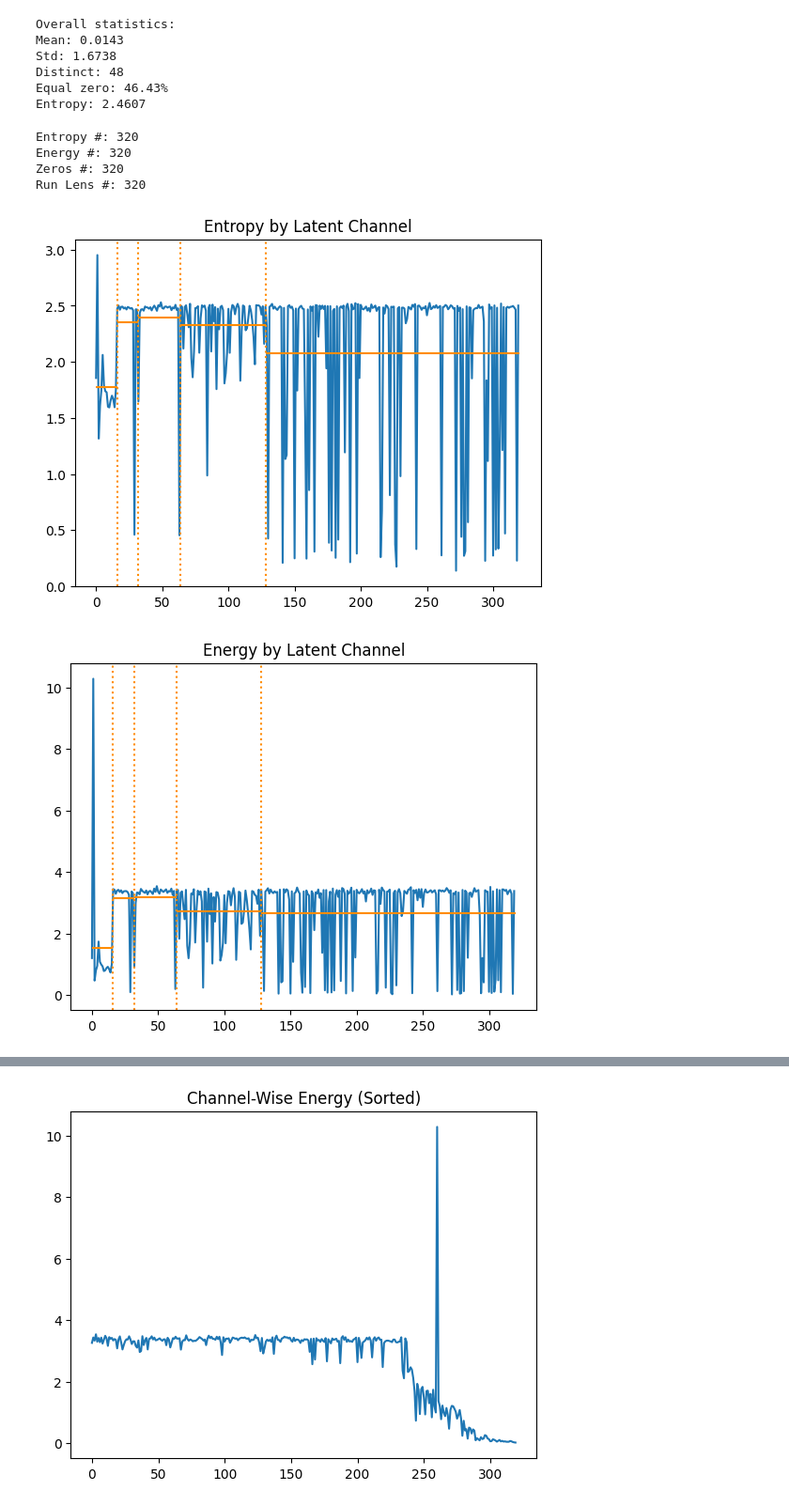
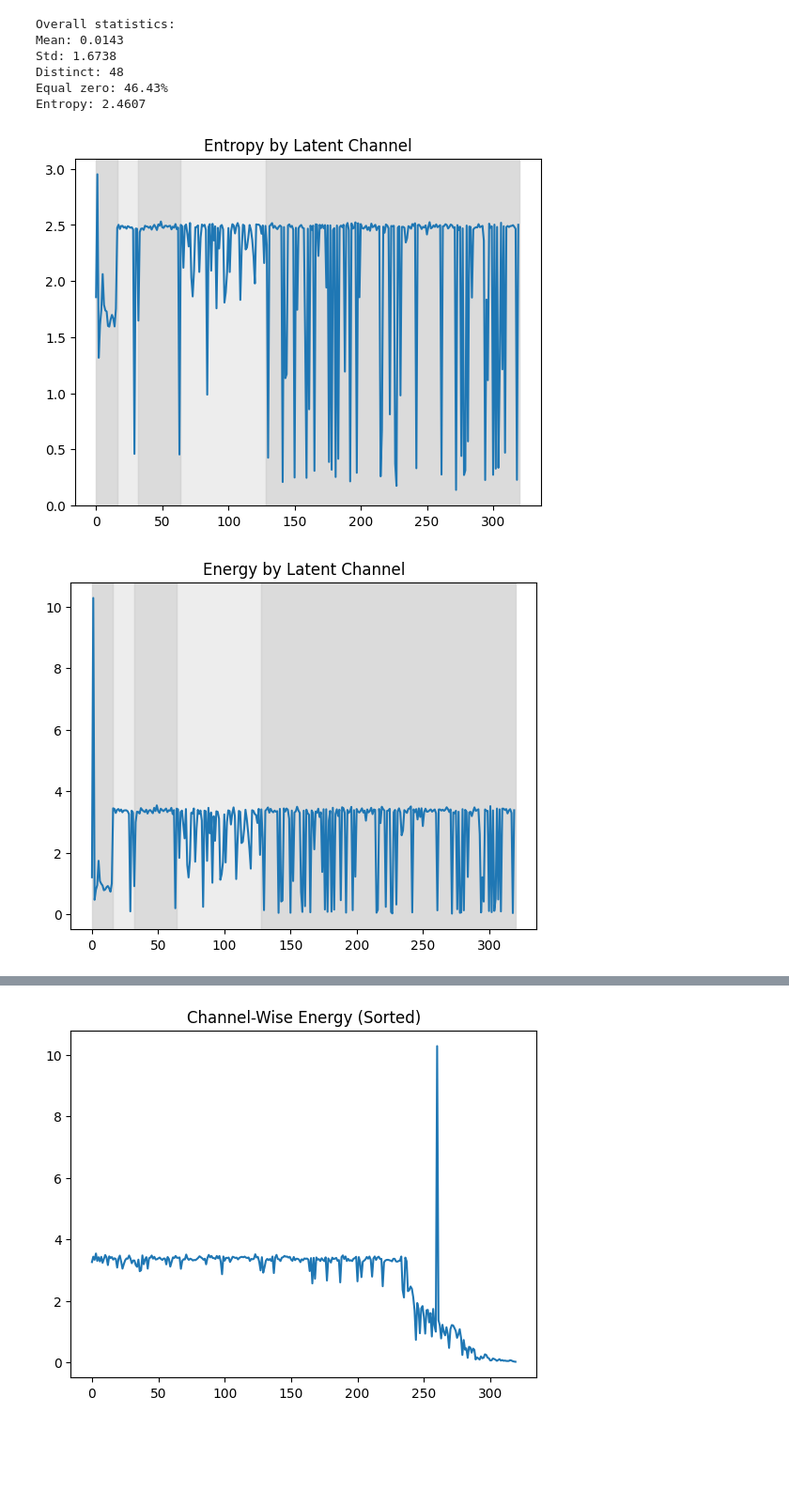
Before and after one commit to zb-umkc/elic_dct, a Jupyter notebook: elic_dct_rle.ipynb, the cells around one changed output, grey strips where cells are left out. Shown at 94% size. Drawn from its saved outputs; the diff is of its cells as text; code cells hidden in the pictures; blank space fills up the shorter version.

Commit message:
Modify plotting functions

```diff
--- a/elic_dct_rle.ipynb
+++ b/elic_dct_rle.ipynb
@@ -90,8 +90,10 @@ def plot_channel_signal(
         x_mins.append(splits[i])
         x_maxs.append(splits[i+1])
 
-        if 0 < i < (len(splits)-1):
-            ax.axvline(x=splits[i], color='darkorange', linestyle='dotted', alpha=1)
+        # if 0 < i < (len(splits)-1):
+            # ax.axvline(x=splits[i], color='darkorange', linestyle='dotted', alpha=1)
+
+        ax.axvspan(splits[i], splits[i+1], color='lightgray', alpha=0.8 if i % 2 == 0 else 0.4)
 
     if plot_means:
         ax.hlines(y_vals_mean, x_mins, x_maxs, colors="darkorange")
@@ -118,7 +120,7 @@ def get_channel_stats(input_signal):
             entropy_list.append(entropy(arr))
             energy_list.append(np.var(arr))
             zeros_list.append(np.mean(arr == 0))
-            vals, lens = rle_encode_v1(arr)
+            vals, lens = rle_encode(arr)
             runs_list.append(np.mean(lens))
 
         channel_entropy_list.append(np.mean(entropy_list))
@@ -140,14 +142,10 @@ def get_channel_stats(input_signal):
 # %%
 # entropies, energies, zeroes, runs = get_channel_stats(y_hat)
 
-plot_channel_signal(entropies, plot_means=True, plot_medians=False, title="Entropy by Latent Channel")
-plot_channel_signal(energies, plot_means=True, plot_medians=False, title="Energy by Latent Channel")
-plot_channel_signal(zeroes, plot_means=True, plot_medians=False, title="Zero Percentage by Latent Channel")
-plot_channel_signal(runs, plot_means=True, plot_medians=False, title="Mean Run Length by Latent Channel")
+plot_channel_signal(entropies, plot_means=False, plot_medians=False, title="Entropy by Latent Channel")
+plot_channel_signal(energies, plot_means=False, plot_medians=False, title="Energy by Latent Channel")
+plot_channel_signal(zeroes, plot_means=False, plot_medians=False, title="Zero Percentage by Latent Channel")
+plot_channel_signal(runs, plot_means=False, plot_medians=False, title="Mean Run Length by Latent Channel")
 # %% [output]
-Entropy #: 320
-Energy #: 320
-Zeros #: 320
-Run Lens #: 320
-[figure, old version]
+[figure, new version]
-[figure, old version]
+[figure, new version]
```
Also changed, not shown: parts of 3 cells of this notebook, 3 other files.
